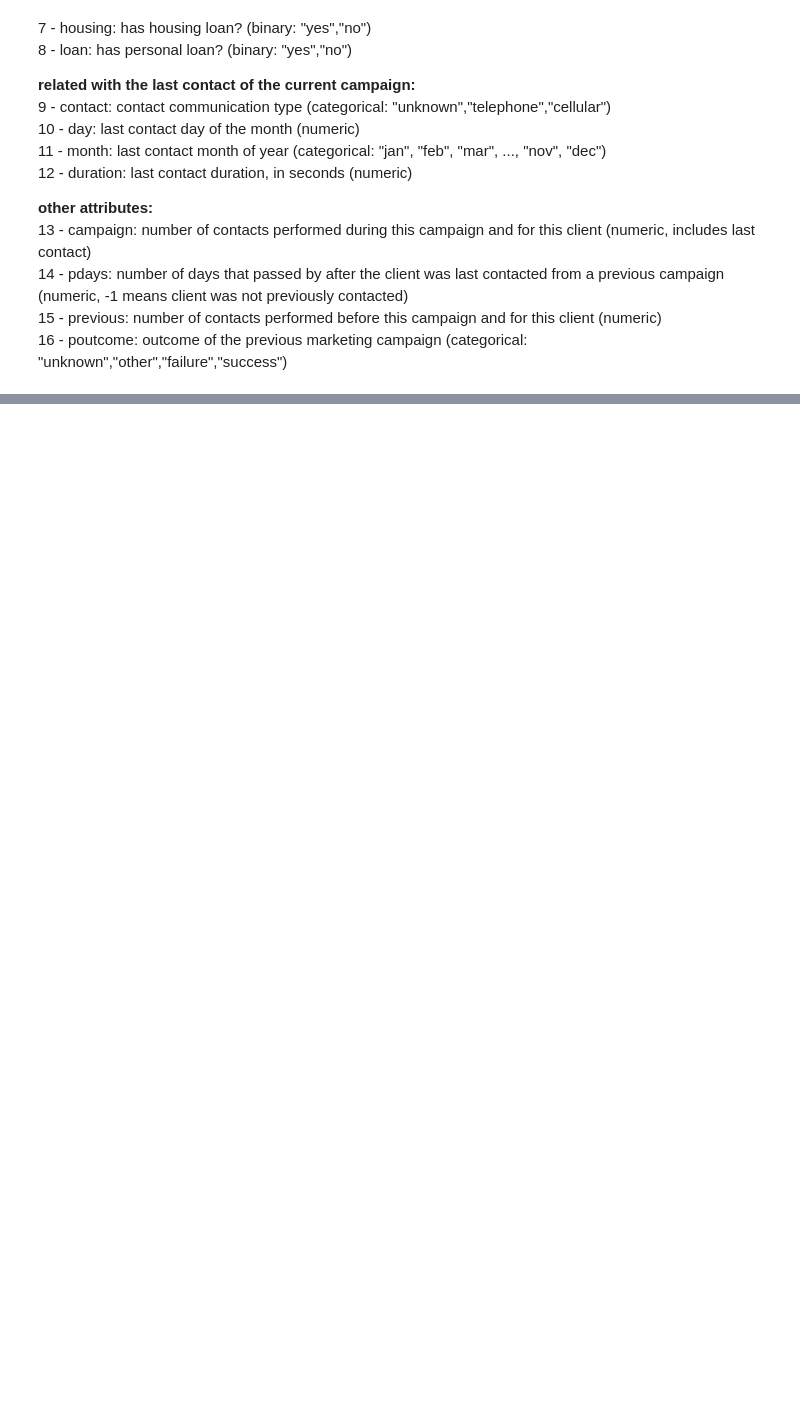
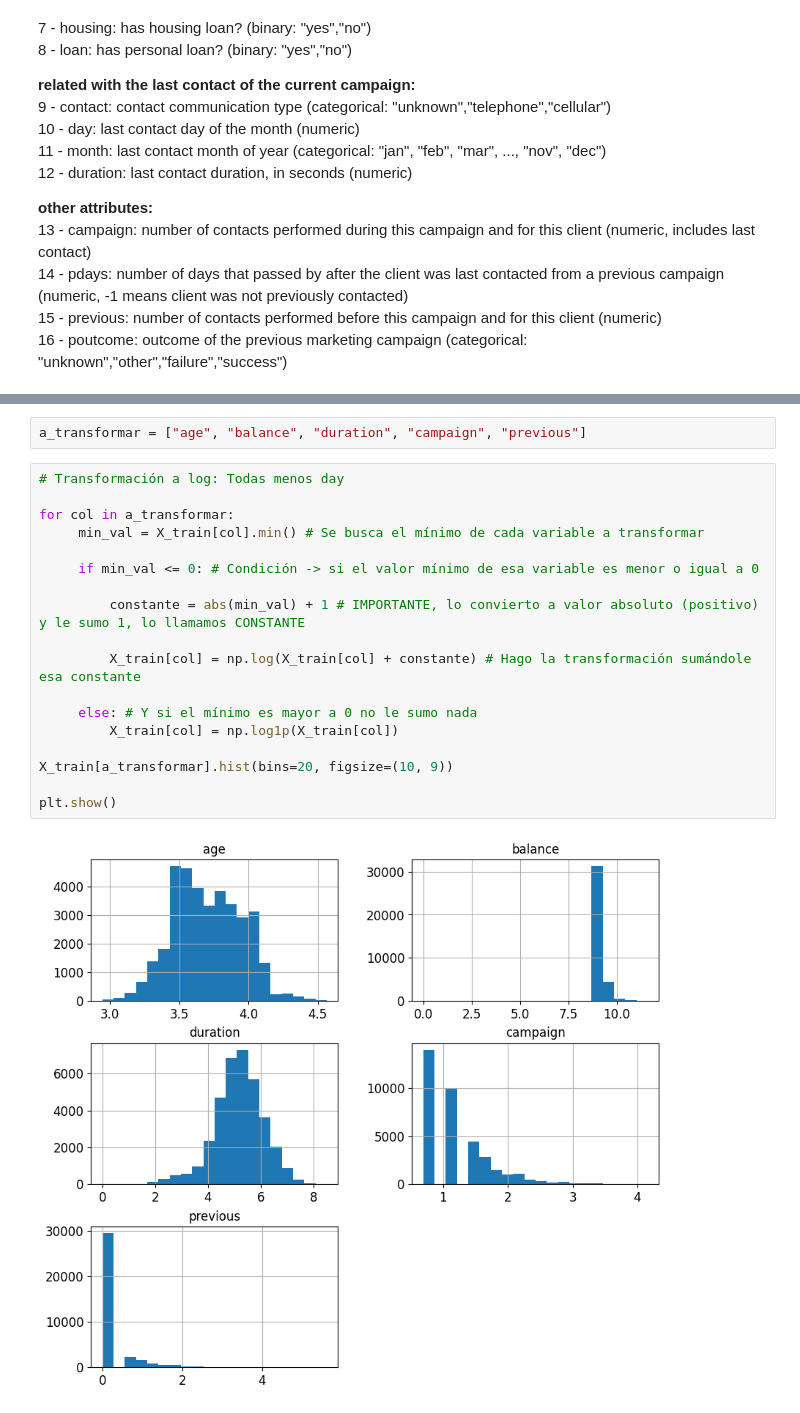
Before and after one commit to laurasalaslozano/repo-lsalas-ejercicios-ds, a Jupyter notebook: Sprint_11/Unidad_01_ML_Supervisado_Arboles_de_Decision/03_Practica_Obligatoria/18_Practica_Obligatoria_Arboles_de_Decision.ipynb, the cells around one changed output, grey strips where cells are left out. Saved outputs shown, nothing was run; the diff lists cells and outputs as text; blank space fills up the shorter version.

```diff
--- a/Sprint_11/Unidad_01_ML_Supervisado_Arboles_de_Decision/03_Practica_Obligatoria/18_Practica_Obligatoria_Arboles_de_Decision.ipynb
+++ b/Sprint_11/Unidad_01_ML_Supervisado_Arboles_de_Decision/03_Practica_Obligatoria/18_Practica_Obligatoria_Arboles_de_Decision.ipynb
@@ -66,0 +359,22 @@ AYUDA: La dirección del banco nos proporciona estas notas (en inglés):
+# %%
+a_transformar = ["age", "balance", "duration", "campaign", "previous"]
+# %%
+# Transformación a log: Todas menos day
+
+for col in a_transformar:
+     min_val = X_train[col].min() # Se busca el mínimo de cada variable a transformar
+
+     if min_val <= 0: # Condición -> si el valor mínimo de esa variable es menor o igual a 0
+
+         constante = abs(min_val) + 1 # IMPORTANTE, lo convierto a valor absoluto (positivo) y le sumo 1, lo llamamos CONSTANTE
+
+         X_train[col] = np.log(X_train[col] + constante) # Hago la transformación sumándole esa constante
+
+     else: # Y si el mínimo es mayor a 0 no le sumo nada
+         X_train[col] = np.log1p(X_train[col])
+
+X_train[a_transformar].hist(bins=20, figsize=(10, 9))
+
+plt.show()
+# %% [output]
+[figure, added]
```
Also changed, not shown: parts of 63 cells of this notebook, 5 other files.
